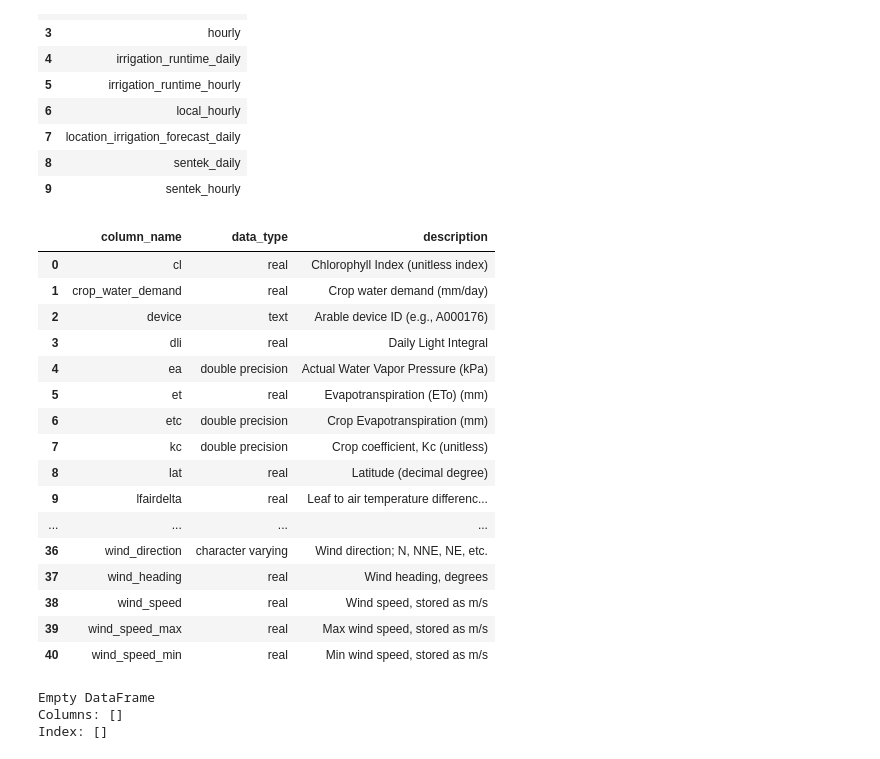
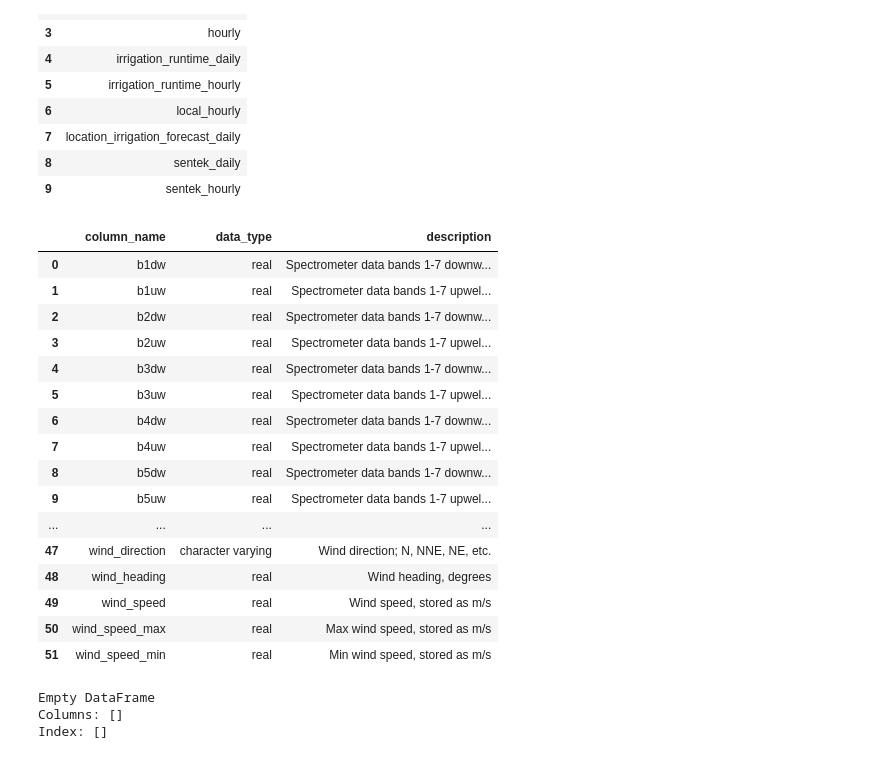
Before and after one commit to agroimpacts/nmeo, a Jupyter notebook: materials/code/python/whittier_pod_query.ipynb, the cells around one changed output. Drawn from its saved outputs; the diff is of its cells as text; code cells hidden in the pictures.

```diff
--- a/materials/code/python/whittier_pod_query.ipynb
+++ b/materials/code/python/whittier_pod_query.ipynb
@@ -25,23 +25,23 @@ client.schema(df=True)
 | 9 | sentek_hourly |
 # %%
 ## columns in "daily" data set
-client.schema('daily', df=True)
+client.schema('hourly', df=True)
 # %% [output]
 |  | column_name | data_type | description |
-| 0 | cl | real | Chlorophyll Index (unitless index) |
-| 1 | crop_water_demand | real | Crop water demand (mm/day) |
-| 2 | device | text | Arable device ID (e.g., A000176) |
-| 3 | dli | real | Daily Light Integral |
-| 4 | ea | double precision | Actual Water Vapor Pressure (kPa) |
-| 5 | et | real | Evapotranspiration (ETo) (mm) |
-| 6 | etc | double precision | Crop Evapotranspiration (mm) |
-| 7 | kc | double precision | Crop coefficient, Kc (unitless) |
-| 8 | lat | real | Latitude (decimal degree) |
-| 9 | lfairdelta | real | Leaf to air temperature differenc... |
+| 0 | b1dw | real | Spectrometer data bands 1-7 downw... |
+| 1 | b1uw | real | Spectrometer data bands 1-7 upwel... |
+| 2 | b2dw | real | Spectrometer data bands 1-7 downw... |
+| 3 | b2uw | real | Spectrometer data bands 1-7 upwel... |
+| 4 | b3dw | real | Spectrometer data bands 1-7 downw... |
+| 5 | b3uw | real | Spectrometer data bands 1-7 upwel... |
+| 6 | b4dw | real | Spectrometer data bands 1-7 downw... |
+| 7 | b4uw | real | Spectrometer data bands 1-7 upwel... |
+| 8 | b5dw | real | Spectrometer data bands 1-7 downw... |
+| 9 | b5uw | real | Spectrometer data bands 1-7 upwel... |
 | ... | ... | ... | ... |
-| 36 | wind_direction | character varying | Wind direction; N, NNE, NE, etc. |
-| 37 | wind_heading | real | Wind heading, degrees |
-| 38 | wind_speed | real | Wind speed, stored as m/s |
-| 39 | wind_speed_max | real | Max wind speed, stored as m/s |
-| 40 | wind_speed_min | real | Min wind speed, stored as m/s |
+| 47 | wind_direction | character varying | Wind direction; N, NNE, NE, etc. |
+| 48 | wind_heading | real | Wind heading, degrees |
+| 49 | wind_speed | real | Wind speed, stored as m/s |
+| 50 | wind_speed_max | real | Max wind speed, stored as m/s |
+| 51 | wind_speed_min | real | Min wind speed, stored as m/s |
 # %%
```
Also changed, not shown: parts of 3 cells of this notebook, 10 other files.
